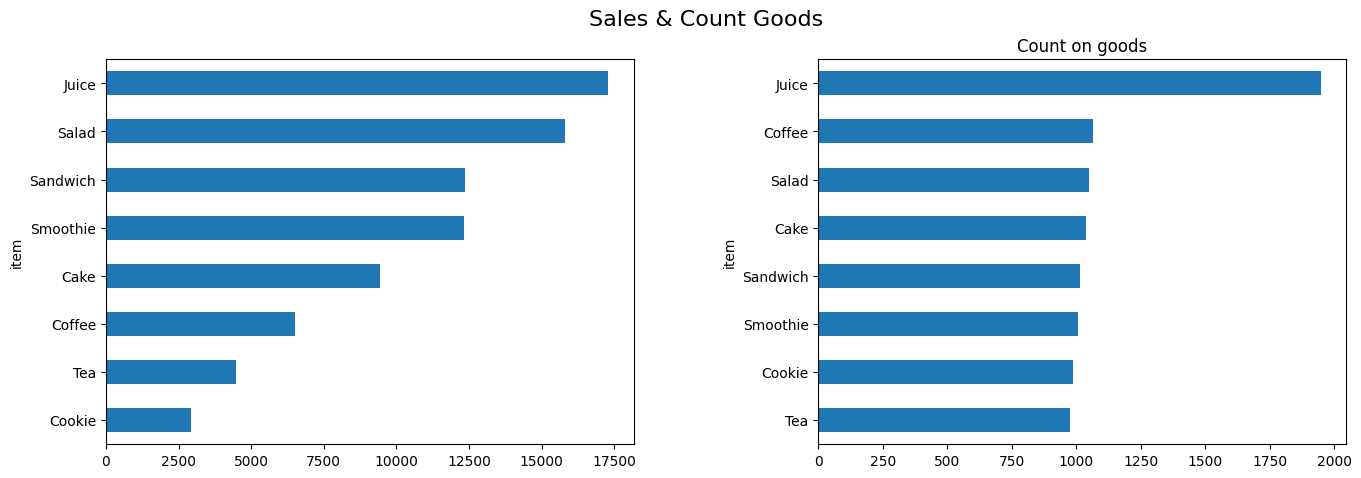
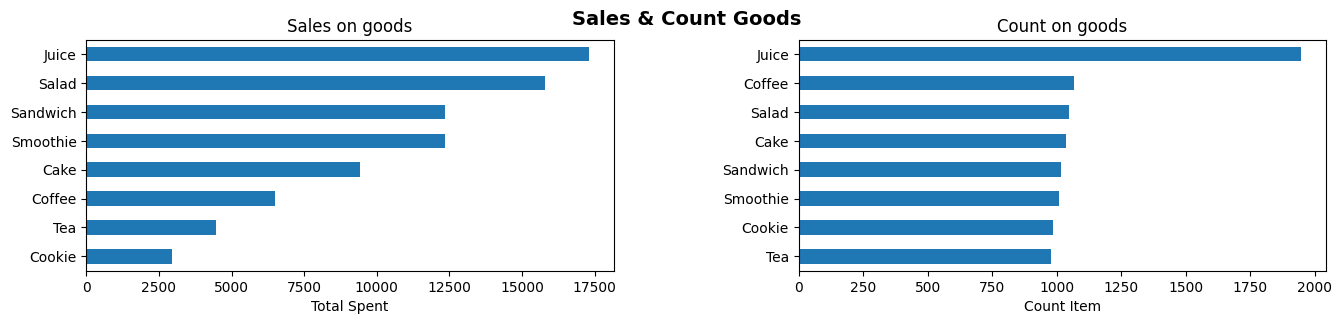
Code edit (unified diff) that turned the first committed figure into the second:
--- before
+++ after
@@ -1,6 +1,5 @@
-# Sales & Count Goods
-
-fig, axes = plt.subplots(1, 2, figsize=(16, 5))
-fig.suptitle('Sales & Count Goods', fontsize=16, fontweight=5)
+# Sales & Count goods
+fig, axes = plt.subplots(1, 2, figsize=(16, 3))
+fig.suptitle("Sales & Count Goods", fontsize=14, fontweight='bold')
 plt.subplots_adjust(hspace=0.45, wspace=0.35)
 
@@ -8,10 +7,16 @@
 ax = axes[0]  # axes[0, 0]
 df.groupby('item')['total_spent'].sum().sort_values().plot(kind='barh', ax=ax)
+ax.set_title("Sales on goods")
+ax.set_xlabel("Total Spent")
+ax.set_ylabel("")
 
 # count per item
 ax = axes[1]  # axes[0, 1]
 df['item'].value_counts().sort_values().plot(kind='barh', ax=ax)
-ax.set_title('Count on goods')
+ax.set_title("Count on goods")
+ax.set_xlabel("Count Item")
+ax.set_ylabel("")
 
+# plt.savefig('cafe_eda_1.png', dpi=150, bbox_inches='tight')
 
 plt.show()

Commit: Fast EDA (start) & Saving for Tableau